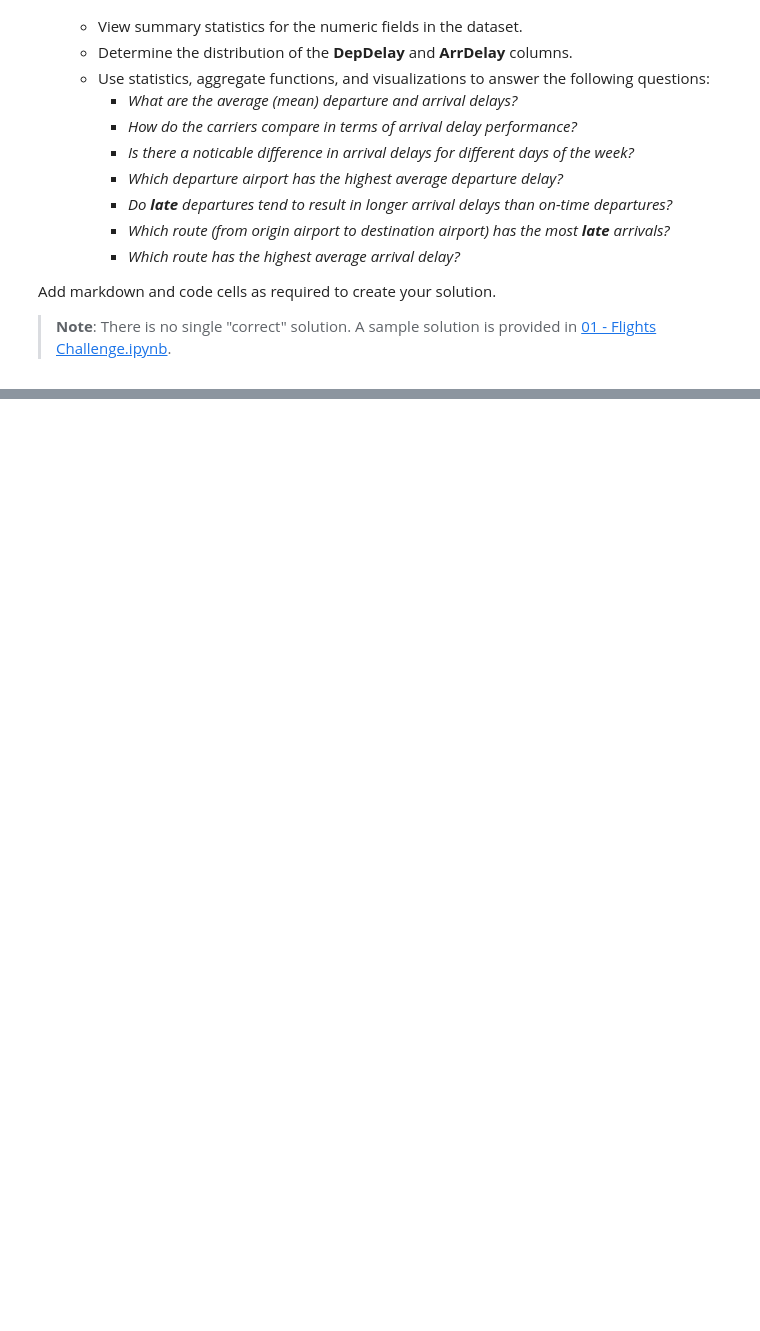
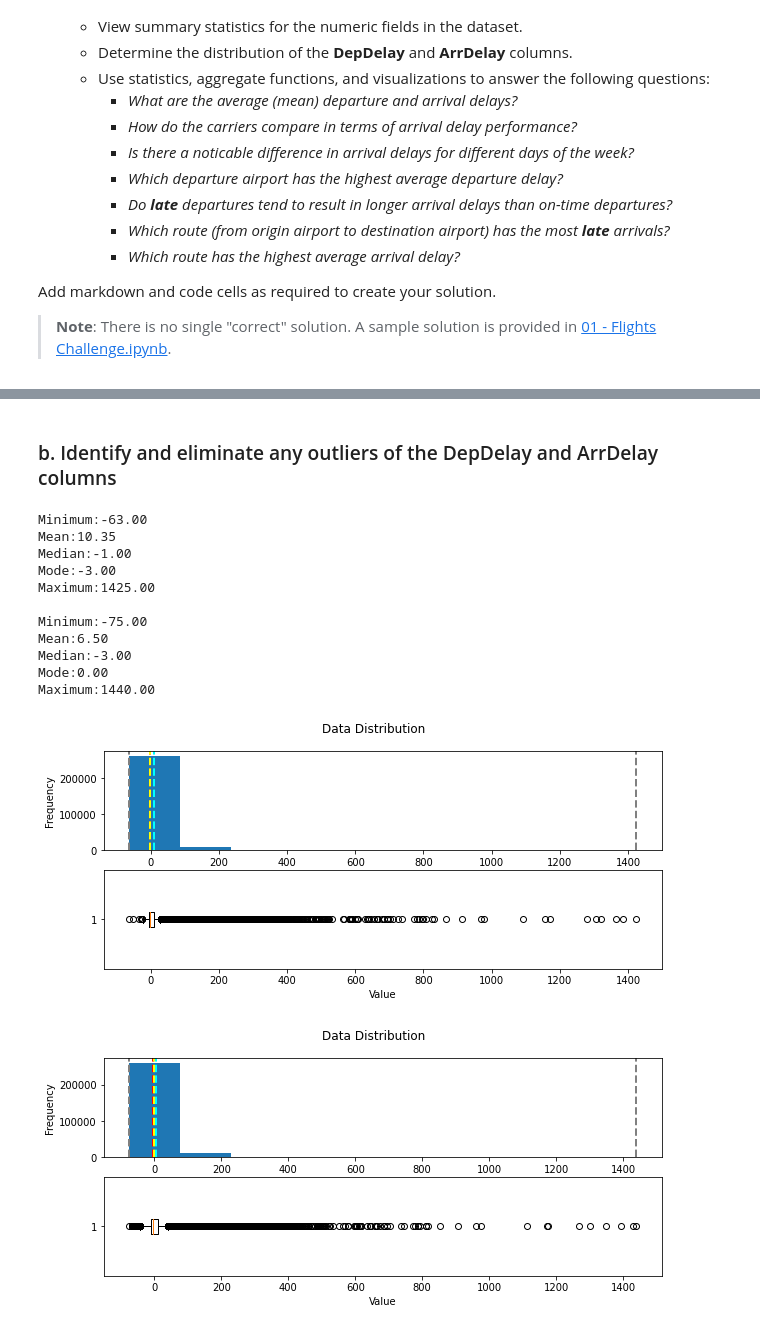
Before and after one commit to ElisendaGascon/ml-basics, a Jupyter notebook: challenges/01 - Flights Challenge.ipynb, the cells around one changed output, grey strips where cells are left out. Saved outputs shown, nothing was run; the diff lists cells and outputs as text; code cells hidden in the pictures; blank space fills up the shorter version.

```diff
--- a/challenges/01 - Flights Challenge.ipynb
+++ b/challenges/01 - Flights Challenge.ipynb
@@ -64,0 +170,3 @@ Add markdown and code cells as required to create your solution.
+# %%
+df_flights.DepDel15 = df_flights.DepDel15.fillna(0)
+df_flights.isnull().sum()
@@ -64,0 +191,64 @@ Add markdown and code cells as required to create your solution.
+# %% [markdown]
+### b. Identify and eliminate any outliers of the DepDelay and ArrDelay columns
+# %%
+# Create a function that we can re-use
+def show_distribution(var_data):
+    from matplotlib import pyplot as plt
+
+    # Get statistics
+    min_val = var_data.min()
+    max_val = var_data.max()
+    mean_val = var_data.mean()
+    med_val = var_data.median()
+    mod_val = var_data.mode()[0]
+
+    print('Minimum:{:.2f}\nMean:{:.2f}\nMedian:{:.2f}\nMode:{:.2f}\nMaximum:{:.2f}\n'.format(min_val,
+                                                                                            mean_val,
+                                                                                            med_val,
+                                                                                            mod_val,
+                                                                                            max_val))
+
+    # Create a figure for 2 subplots (2 rows, 1 column)
+    fig, ax = plt.subplots(2, 1, figsize = (10,4))
+
+    # Plot the histogram
+    ax[0].hist(var_data)
+    ax[0].set_ylabel('Frequency')
+
+    # Add lines for the mean, median, and mode
+    ax[0].axvline(x=min_val, color = 'gray', linestyle='dashed', linewidth = 2)
+    ax[0].axvline(x=mean_val, color = 'cyan', linestyle='dashed', linewidth = 2)
+    ax[0].axvline(x=med_val, color = 'red', linestyle='dashed', linewidth = 2)
+    ax[0].axvline(x=mod_val, color = 'yellow', linestyle='dashed', linewidth = 2)
+    ax[0].axvline(x=max_val, color = 'gray', linestyle='dashed', linewidth = 2)
+
+    # Plot the boxplot
+    ax[1].boxplot(var_data, vert=False)
+    ax[1].set_xlabel('Value')
+
+    # Add a title to the Figure
+    fig.suptitle('Data Distribution')
+
+    # Show the figure
+    fig.show()
+
+# Get the variable to examine
+var1 = df_flights['DepDelay']
+var2 = df_flights['ArrDelay']
+# Call the function
+show_distribution(var1)
+show_distribution(var2)
+# %% [output]
+Minimum:-63.00
+Mean:10.35
+Median:-1.00
+Mode:-3.00
+Maximum:1425.00
+
+Minimum:-75.00
+Mean:6.50
+Median:-3.00
+Mode:0.00
+Maximum:1440.00
+[figure, added]
+[figure, added]
```
Also changed, not shown: parts of 33 cells of this notebook.
